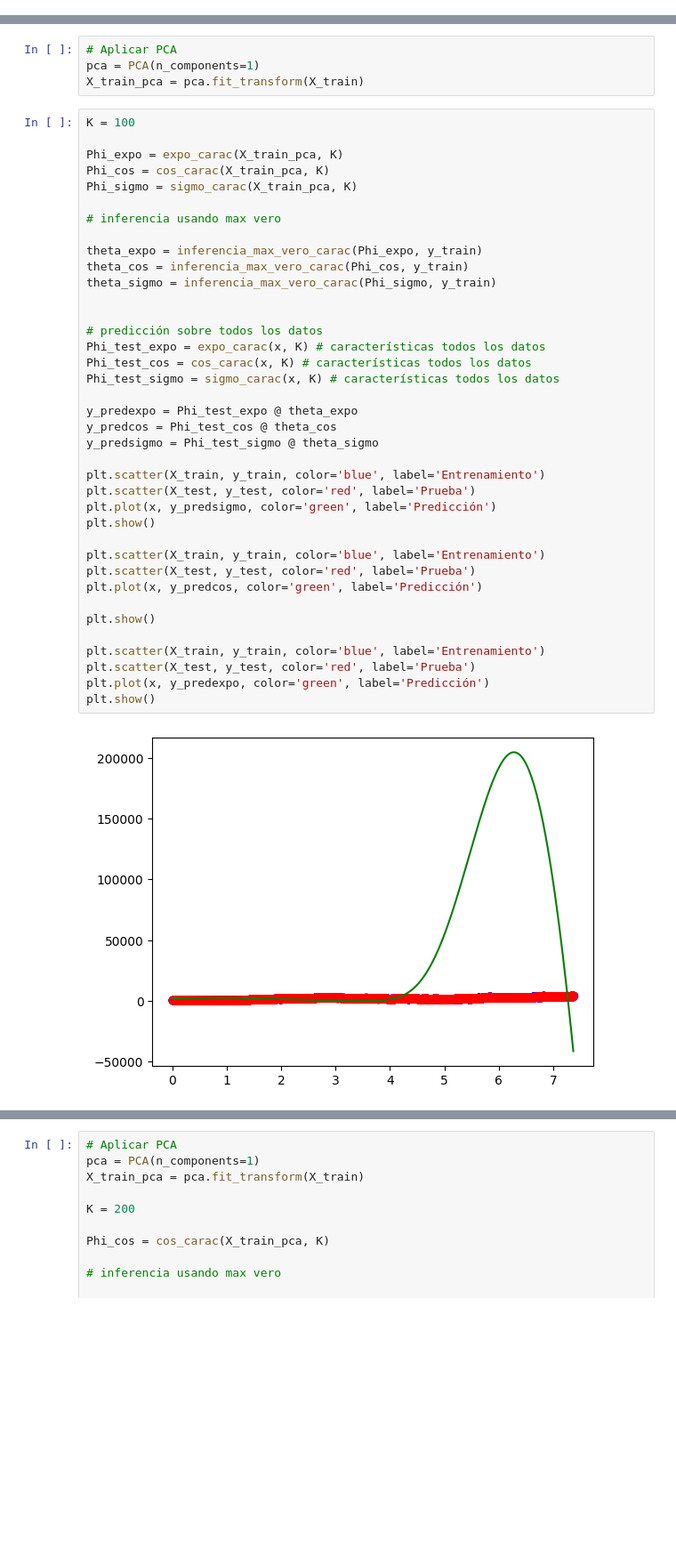
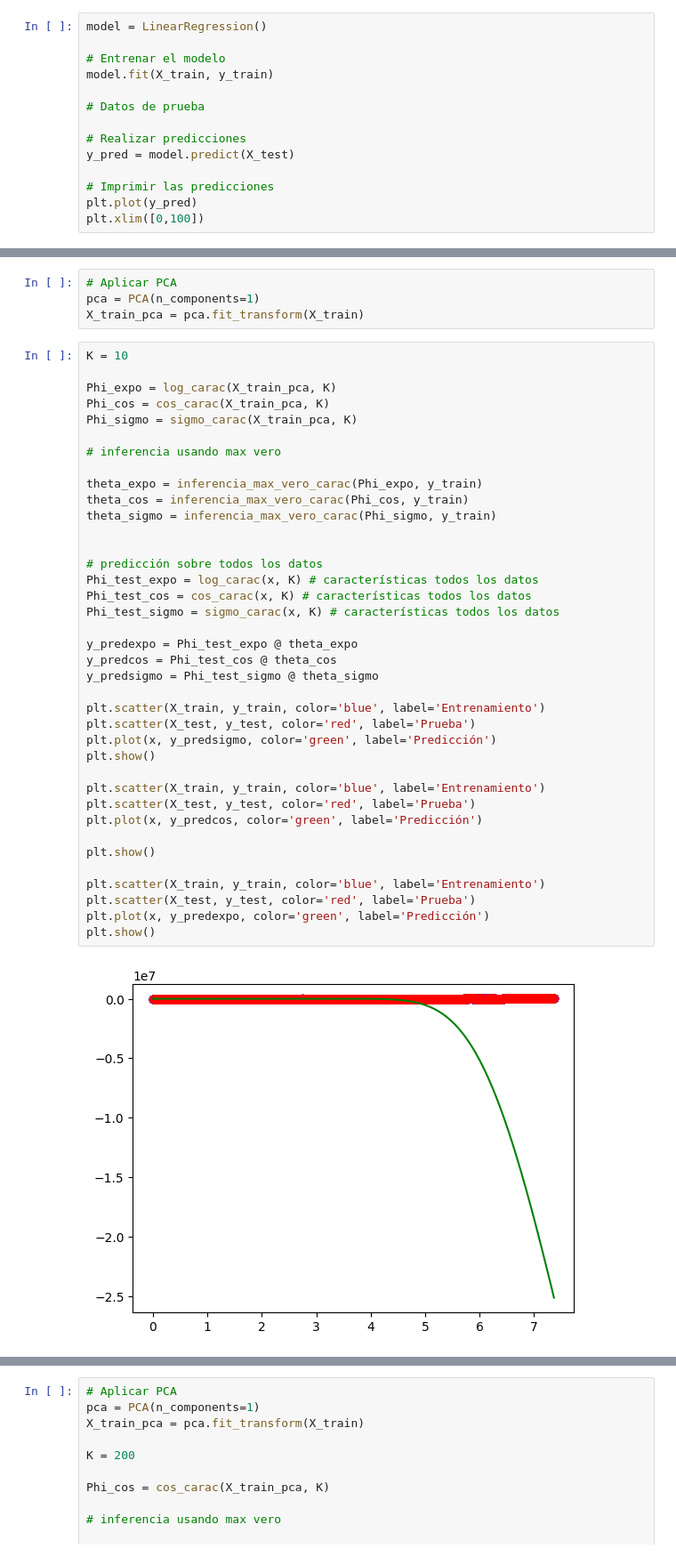
Before and after one commit to cabb1808/ProyectoSenales3, a Jupyter notebook: Proyecto_Final.ipynb, the cells around one changed output, grey strips where cells are left out. Shown at 89% size. Cells and saved outputs as stored; diff of their text form; blank space fills up the shorter version.

```diff
--- a/Proyecto_Final.ipynb
+++ b/Proyecto_Final.ipynb
@@ -67,3 +67,17 @@ plt.legend()
 # %% [output]
 <matplotlib.legend.Legend at 0x...>
 [figure]
+# %%
+model = LinearRegression()
+
+# Entrenar el modelo
+model.fit(X_train, y_train)
+
+# Datos de prueba
+
+# Realizar predicciones
+y_pred = model.predict(X_test)
+
+# Imprimir las predicciones
+plt.plot(y_pred)
+plt.xlim([0,100])
@@ -142,9 +240,9 @@ def inferencia_max_vero_carac(Phi, y):
 pca = PCA(n_components=1)
 X_train_pca = pca.fit_transform(X_train)
 # %%
-K = 100
+K = 10
 
-Phi_expo = expo_carac(X_train_pca, K)
+Phi_expo = log_carac(X_train_pca, K)
 Phi_cos = cos_carac(X_train_pca, K)
 Phi_sigmo = sigmo_carac(X_train_pca, K)
 
@@ -152,32 +250,32 @@ Phi_sigmo = sigmo_carac(X_train_pca, K)
 
 theta_expo = inferencia_max_vero_carac(Phi_expo, y_train)
 theta_cos = inferencia_max_vero_carac(Phi_cos, y_train)
 theta_sigmo = inferencia_max_vero_carac(Phi_sigmo, y_train)
 
 
 # predicción sobre todos los datos
-Phi_test_expo = expo_carac(x, K) # características todos los datos
+Phi_test_expo = log_carac(x, K) # características todos los datos
 Phi_test_cos = cos_carac(x, K) # características todos los datos
 Phi_test_sigmo = sigmo_carac(x, K) # características todos los datos
 
 y_predexpo = Phi_test_expo @ theta_expo
 y_predcos = Phi_test_cos @ theta_cos
 y_predsigmo = Phi_test_sigmo @ theta_sigmo
 
 plt.scatter(X_train, y_train, color='blue', label='Entrenamiento')
 plt.scatter(X_test, y_test, color='red', label='Prueba')
 plt.plot(x, y_predsigmo, color='green', label='Predicción')
 plt.show()
 
 plt.scatter(X_train, y_train, color='blue', label='Entrenamiento')
 plt.scatter(X_test, y_test, color='red', label='Prueba')
 plt.plot(x, y_predcos, color='green', label='Predicción')
 
 plt.show()
 
 plt.scatter(X_train, y_train, color='blue', label='Entrenamiento')
 plt.scatter(X_test, y_test, color='red', label='Prueba')
 plt.plot(x, y_predexpo, color='green', label='Predicción')
 plt.show()
 # %% [output]
-[figure, old version]
+[figure, new version]
```
Also changed, not shown: parts of 4 cells of this notebook.
